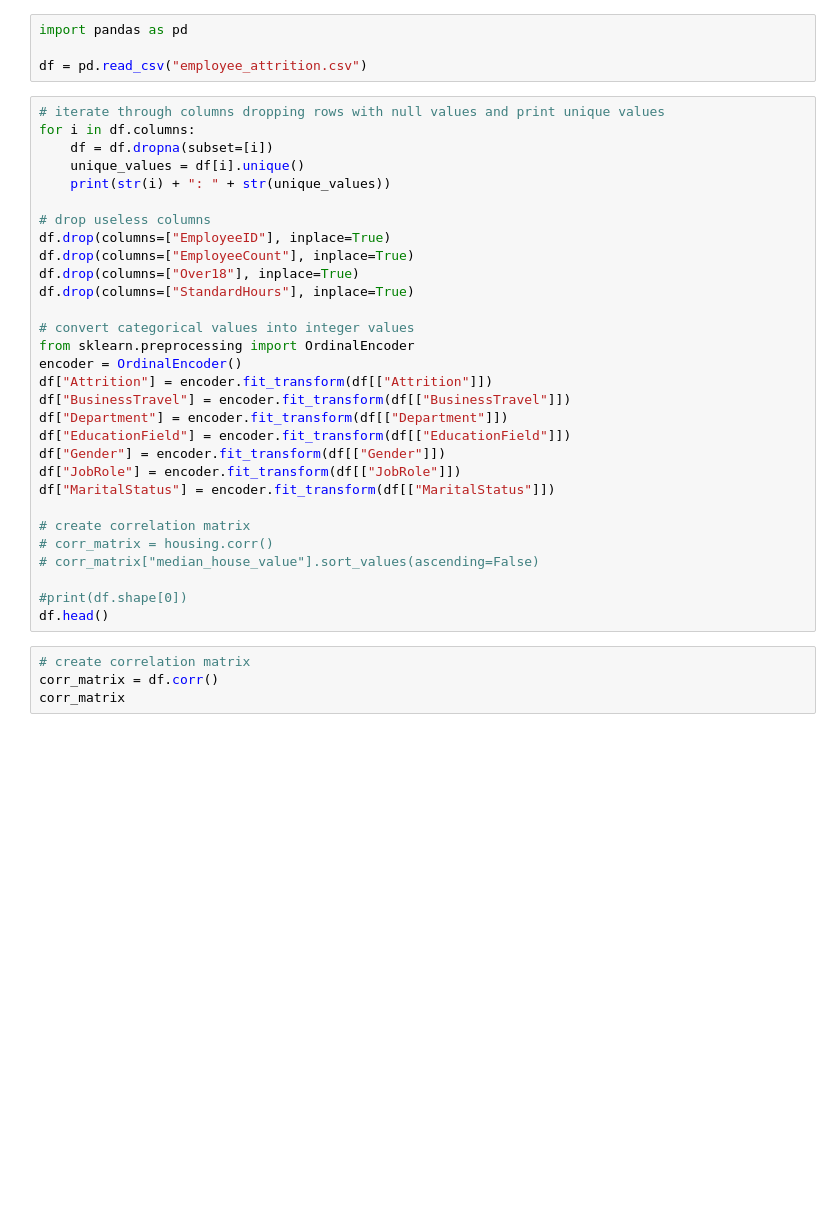
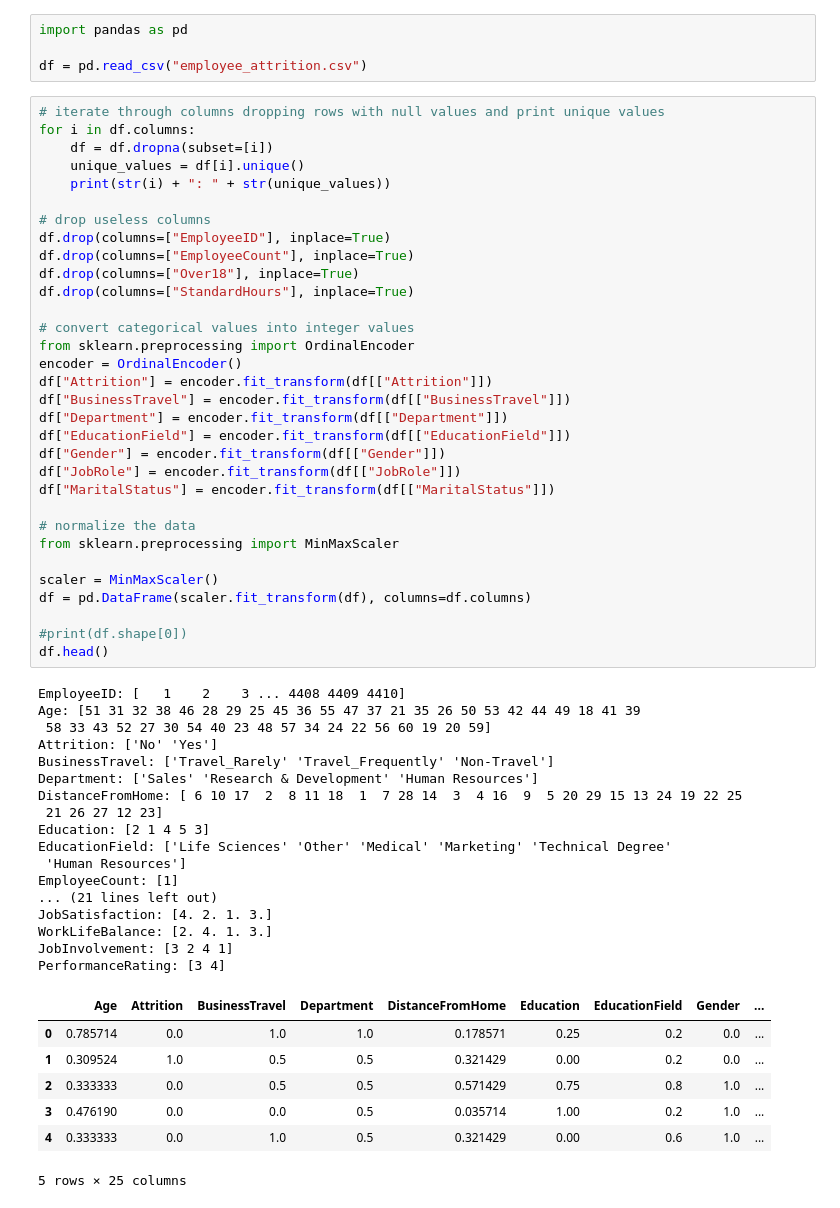
Before and after one commit to bellh14/AIMProjectF2023, a Jupyter notebook: PlansandResearch/DataCollection/data_cleaning.ipynb, the cells around one changed output. Drawn from its saved outputs; the diff is of its cells as text; blank space fills up the shorter version.

Commit message:
finished analyzing attrition dataset

```diff
--- a/PlansandResearch/DataCollection/data_cleaning.ipynb
+++ b/PlansandResearch/DataCollection/data_cleaning.ipynb
@@ -5,34 +5,57 @@ df = pd.read_csv("employee_attrition.csv")
 # %%
 # iterate through columns dropping rows with null values and print unique values
 for i in df.columns:
     df = df.dropna(subset=[i])
     unique_values = df[i].unique()
     print(str(i) + ": " + str(unique_values))
 
 # drop useless columns
 df.drop(columns=["EmployeeID"], inplace=True)
 df.drop(columns=["EmployeeCount"], inplace=True)
 df.drop(columns=["Over18"], inplace=True)
 df.drop(columns=["StandardHours"], inplace=True)
 
 # convert categorical values into integer values
 from sklearn.preprocessing import OrdinalEncoder
 encoder = OrdinalEncoder()
 df["Attrition"] = encoder.fit_transform(df[["Attrition"]])
 df["BusinessTravel"] = encoder.fit_transform(df[["BusinessTravel"]])
 df["Department"] = encoder.fit_transform(df[["Department"]])
 df["EducationField"] = encoder.fit_transform(df[["EducationField"]])
 df["Gender"] = encoder.fit_transform(df[["Gender"]])
 df["JobRole"] = encoder.fit_transform(df[["JobRole"]])
 df["MaritalStatus"] = encoder.fit_transform(df[["MaritalStatus"]])
 
-# create correlation matrix
-# corr_matrix = housing.corr()
-# corr_matrix["median_house_value"].sort_values(ascending=False)
+# normalize the data
+from sklearn.preprocessing import MinMaxScaler
+
+scaler = MinMaxScaler()
+df = pd.DataFrame(scaler.fit_transform(df), columns=df.columns)
 
 #print(df.shape[0])
 df.head()
+# %% [output]
+EmployeeID: [   1    2    3 ... 4408 4409 4410]
+Age: [51 31 32 38 46 28 29 25 45 36 55 47 37 21 35 26 50 53 42 44 49 18 41 39
+ 58 33 43 52 27 30 54 40 23 48 57 34 24 22 56 60 19 20 59]
+Attrition: ['No' 'Yes']
+BusinessTravel: ['Travel_Rarely' 'Travel_Frequently' 'Non-Travel']
+Department: ['Sales' 'Research & Development' 'Human Resources']
+DistanceFromHome: [ 6 10 17  2  8 11 18  1  7 28 14  3  4 16  9  5 20 29 15 13 24 19 22 25
+ 21 26 27 12 23]
+Education: [2 1 4 5 3]
+EducationField: ['Life Sciences' 'Other' 'Medical' 'Marketing' 'Technical Degree'
+ 'Human Resources']
+EmployeeCount: [1]
+... (21 lines left out)
+JobSatisfaction: [4. 2. 1. 3.]
+WorkLifeBalance: [2. 4. 1. 3.]
+JobInvolvement: [3 2 4 1]
+PerformanceRating: [3 4]
+|  | Age | Attrition | BusinessTravel | Department | DistanceFromHome | Education | EducationField | Gender | ... |
+| 0 | 0.785714 | 0.0 | 1.0 | 1.0 | 0.178571 | 0.25 | 0.2 | 0.0 | ... |
+| 1 | 0.309524 | 1.0 | 0.5 | 0.5 | 0.321429 | 0.00 | 0.2 | 0.0 | ... |
+| 2 | 0.333333 | 0.0 | 0.5 | 0.5 | 0.571429 | 0.75 | 0.8 | 1.0 | ... |
+| 3 | 0.476190 | 0.0 | 0.0 | 0.5 | 0.035714 | 1.00 | 0.2 | 1.0 | ... |
+| 4 | 0.333333 | 0.0 | 1.0 | 0.5 | 0.321429 | 0.00 | 0.6 | 1.0 | ... |
+5 rows × 25 columns
-# %%
-# create correlation matrix
-corr_matrix = df.corr()
-corr_matrix
```
Also changed, not shown: parts of 2 cells of this notebook.
